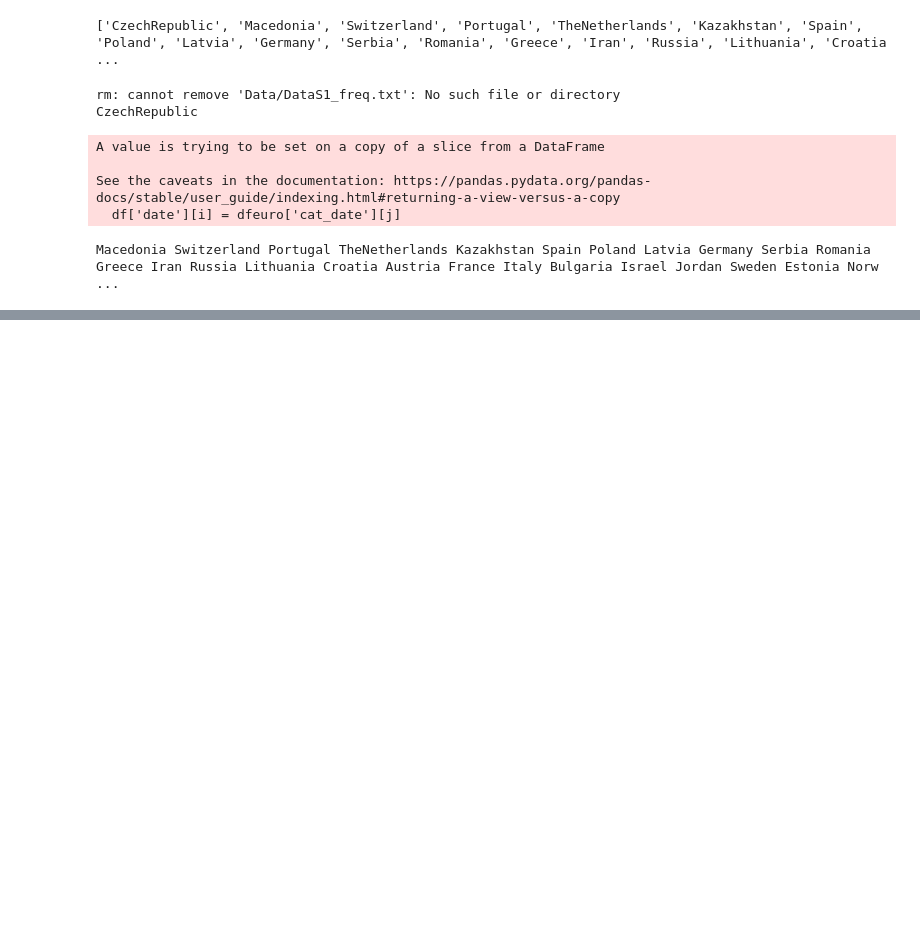
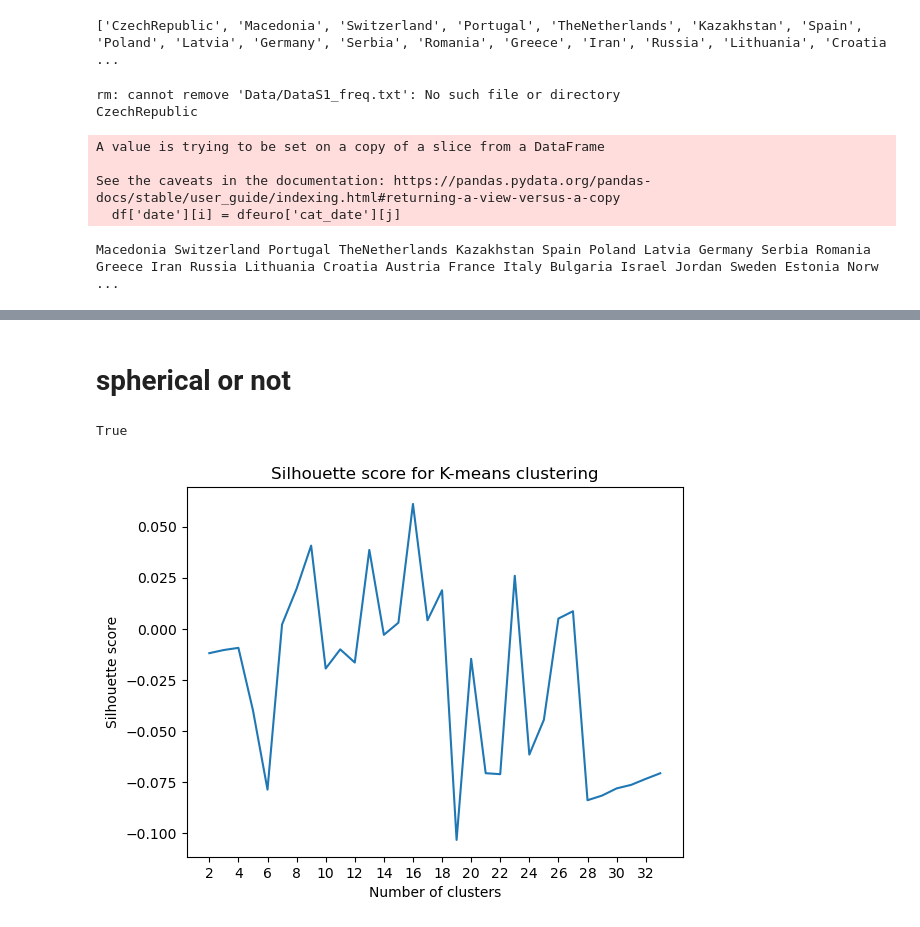
Before and after one commit to aradar46/Geographic_Population_Structure_GPS, a Jupyter notebook: notebook.ipynb, the cells around one changed output, grey strips where cells are left out. Saved outputs shown, nothing was run; the diff lists cells and outputs as text; code cells hidden in the pictures; blank space fills up the shorter version.

```diff
--- a/notebook.ipynb
+++ b/notebook.ipynb
@@ -374,0 +234,58 @@ plt.show()
+# %% [markdown]
+# spherical or not
+# %%
+from sklearn.metrics.pairwise import euclidean_distances
+import numpy as np
+
+def is_data_spherical(X):
+    # Compute the centroid of the data
+    centroid = np.mean(X, axis=0)
+
+    # Calculate the Euclidean distances from each point to the centroid
+    distances = euclidean_distances(X, [centroid]).ravel()
+
+    # Compute the mean and standard deviation of the distances
+    mean_distance = np.mean(distances)
+    std_distance = np.std(distances)
+
+    # Determine if the data is spherical
+    if std_distance / mean_distance < 0.5:
+        return True
+    else:
+        return False
+
+print(is_data_spherical(data2))
+# %% [output]
+True
+# %%
+from sklearn.cluster import KMeans
+from sklearn.metrics import silhouette_score
+import matplotlib.pyplot as plt
+import numpy as np
+
+def plot_silhouette_score(X, k_min=1, k_max=33):
+    # Create a range of K values
+    k_range = range(k_min, k_max+1)
+
+    # Create an empty list to store the silhouette scores
+    silhouette_scores = []
+
+    # Loop through the range of K values and calculate the silhouette score for each value
+    for k in k_range:
+        kmeans = KMeans(n_clusters=k, random_state=0)
+        labels = kmeans.fit_predict(X)
+        silhouette_avg = silhouette_score(X, labels)
+        silhouette_scores.append(silhouette_avg)
+
+    # Plot the silhouette scores for each K value
+    plt.plot(k_range, silhouette_scores)
+    plt.xlabel('Number of clusters')
+    plt.ylabel('Silhouette score')
+    plt.title('Silhouette score for K-means clustering')
+    plt.xticks(np.arange(k_min, k_max+1, step=2))
+    plt.show()
+
+
+plot_silhouette_score(data2, k_min=2, k_max=33)
+# %% [output]
+[figure, added]
```
Also changed, not shown: parts of 10 cells of this notebook, 1 other file.
